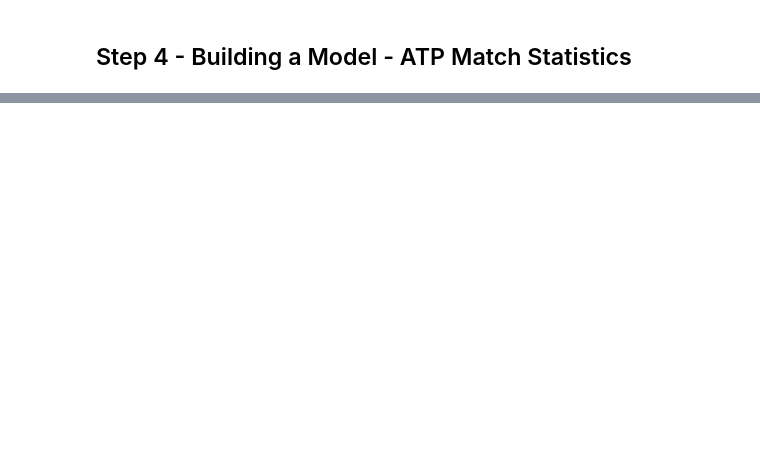
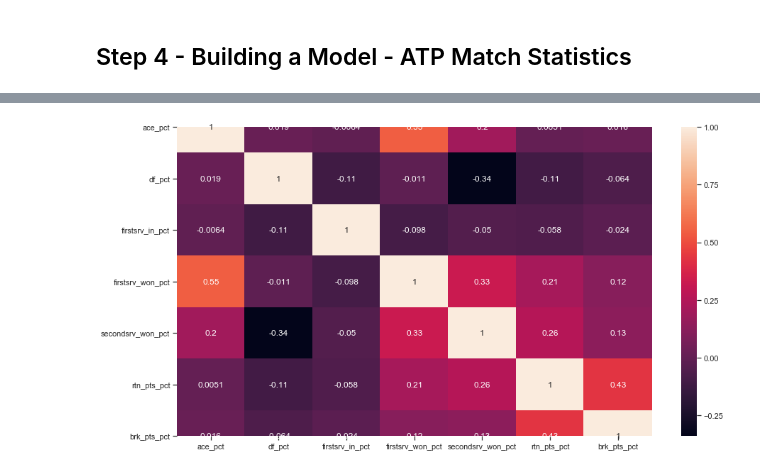
Before and after one commit to datascitriguy/springboard, a Jupyter notebook: Step 4 - Building a Model.ipynb, the cells around one changed output, grey strips where cells are left out. Cells and saved outputs as stored; diff of their text form; code cells hidden in the pictures; blank space fills up the shorter version.

```diff
--- a/Step 4 - Building a Model.ipynb
+++ b/Step 4 - Building a Model.ipynb
@@ -415,0 +154,10 @@ plt.show()
+# %%
+# find correlations to target
+corr_matrix = tr_features.corr()
+
+# Plot correlations for Tuning variables
+plt.figure(figsize=(15,8))
+sns.heatmap(corr_matrix,annot=True)
+plt.show;
+# %% [output]
+[figure, added]
```
Also changed, not shown: parts of 66 cells of this notebook.
